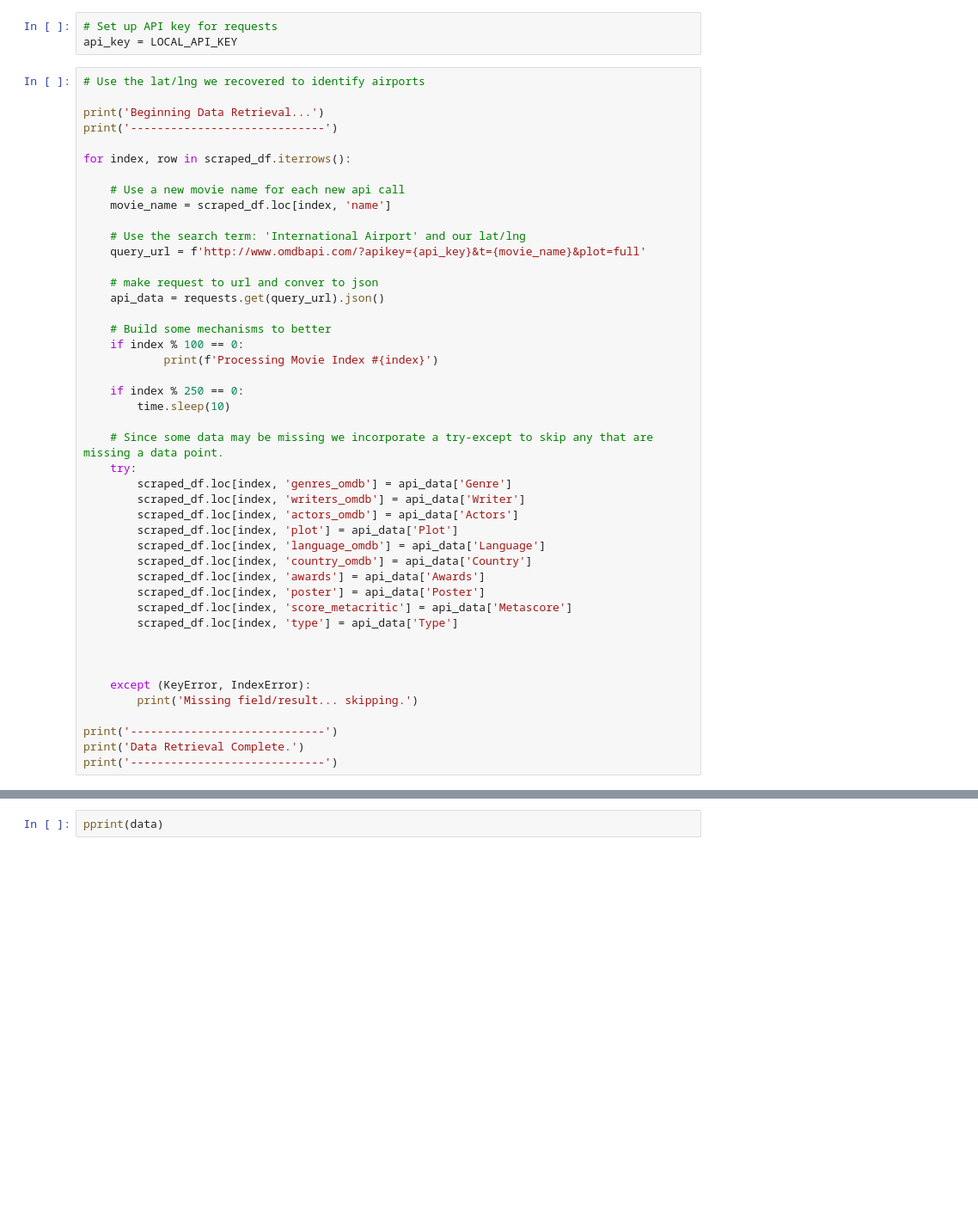
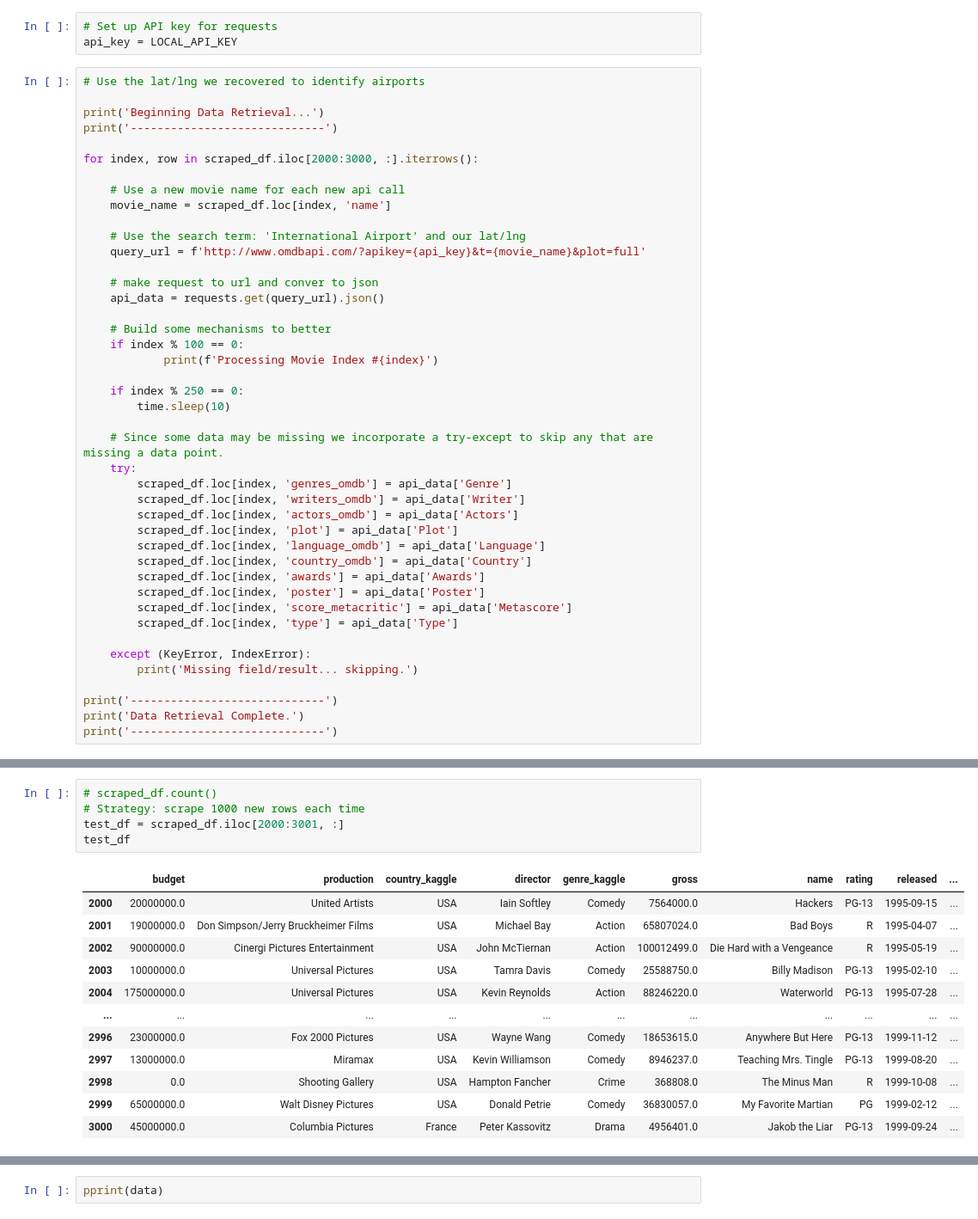
Before and after one commit to ztcnrh/NLP-Movie-Rating-Predictor, a Jupyter notebook: notebooks/extract_and_transform_movies_data.ipynb, the cells around one changed output, grey strips where cells are left out. Shown: that part at 86% size. Drawn from its saved outputs; the diff is of its cells as text; blank space fills up the shorter version.

```diff
--- a/notebooks/extract_and_transform_movies_data.ipynb
+++ b/notebooks/extract_and_transform_movies_data.ipynb
@@ -98,7 +98,7 @@ api_key = LOCAL_API_KEY
 print('Beginning Data Retrieval...')
 print('-----------------------------')
 
-for index, row in scraped_df.iterrows():
+for index, row in scraped_df.iloc[2000:3000, :].iterrows():
 
     # Use a new movie name for each new api call
     movie_name = scraped_df.loc[index, 'name']
@@ -129,8 +129,6 @@ for index, row in scraped_df.iterrows():
         scraped_df.loc[index, 'score_metacritic'] = api_data['Metascore']
         scraped_df.loc[index, 'type'] = api_data['Type']
 
-
-
     except (KeyError, IndexError):
         print('Missing field/result... skipping.')
 
@@ -173,0 +163,18 @@ Name: awards, Length: 270, dtype: int64
+# %%
+# scraped_df.count()
+# Strategy: scrape 1000 new rows each time
+test_df = scraped_df.iloc[2000:3001, :]
+test_df
+# %% [output]
+|  | budget | production | country_kaggle | director | genre_kaggle | gross | name | rating | released | ... |
+| 2000 | 20000000.0 | United Artists | USA | Iain Softley | Comedy | 7564000.0 | Hackers | PG-13 | 1995-09-15 | ... |
+| 2001 | 19000000.0 | Don Simpson/Jerry Bruckheimer Films | USA | Michael Bay | Action | 65807024.0 | Bad Boys | R | 1995-04-07 | ... |
+| 2002 | 90000000.0 | Cinergi Pictures Entertainment | USA | John McTiernan | Action | 100012499.0 | Die Hard with a Vengeance | R | 1995-05-19 | ... |
+| 2003 | 10000000.0 | Universal Pictures | USA | Tamra Davis | Comedy | 25588750.0 | Billy Madison | PG-13 | 1995-02-10 | ... |
+| 2004 | 175000000.0 | Universal Pictures | USA | Kevin Reynolds | Action | 88246220.0 | Waterworld | PG-13 | 1995-07-28 | ... |
+| ... | ... | ... | ... | ... | ... | ... | ... | ... | ... | ... |
+| 2996 | 23000000.0 | Fox 2000 Pictures | USA | Wayne Wang | Comedy | 18653615.0 | Anywhere But Here | PG-13 | 1999-11-12 | ... |
+| 2997 | 13000000.0 | Miramax | USA | Kevin Williamson | Comedy | 8946237.0 | Teaching Mrs. Tingle | PG-13 | 1999-08-20 | ... |
+| 2998 | 0.0 | Shooting Gallery | USA | Hampton Fancher | Crime | 368808.0 | The Minus Man | R | 1999-10-08 | ... |
+| 2999 | 65000000.0 | Walt Disney Pictures | USA | Donald Petrie | Comedy | 36830057.0 | My Favorite Martian | PG | 1999-02-12 | ... |
+| 3000 | 45000000.0 | Columbia Pictures | France | Peter Kassovitz | Drama | 4956401.0 | Jakob the Liar | PG-13 | 1999-09-24 | ... |
```
Also changed, not shown: parts of 6 cells of this notebook, 1 other file.
